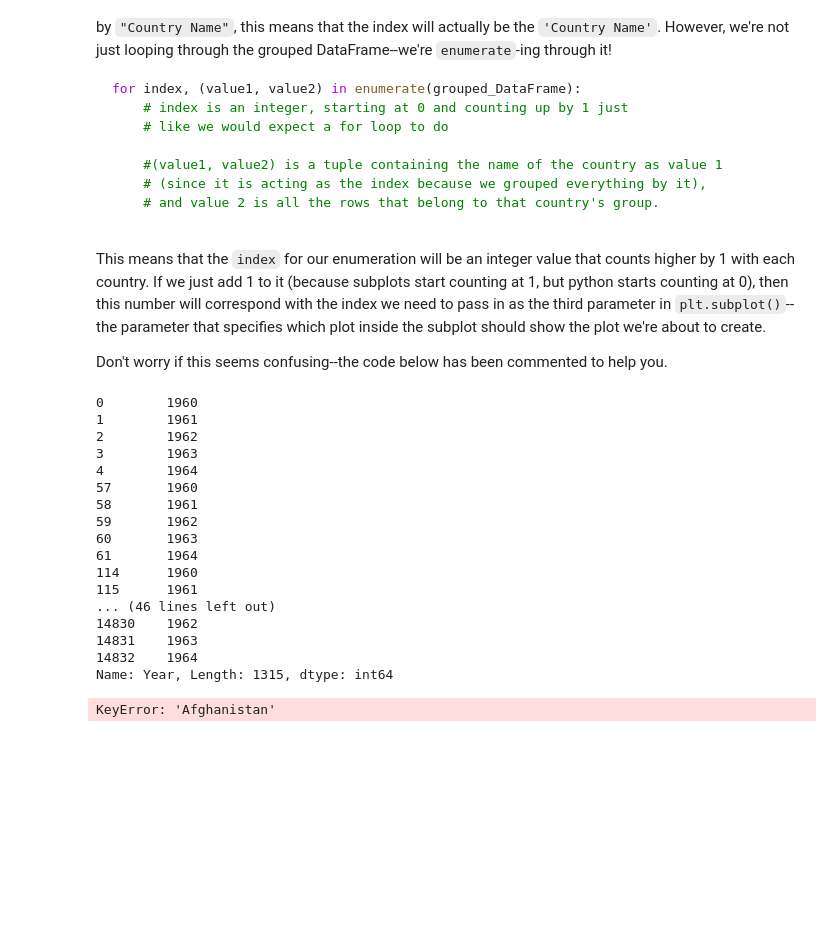
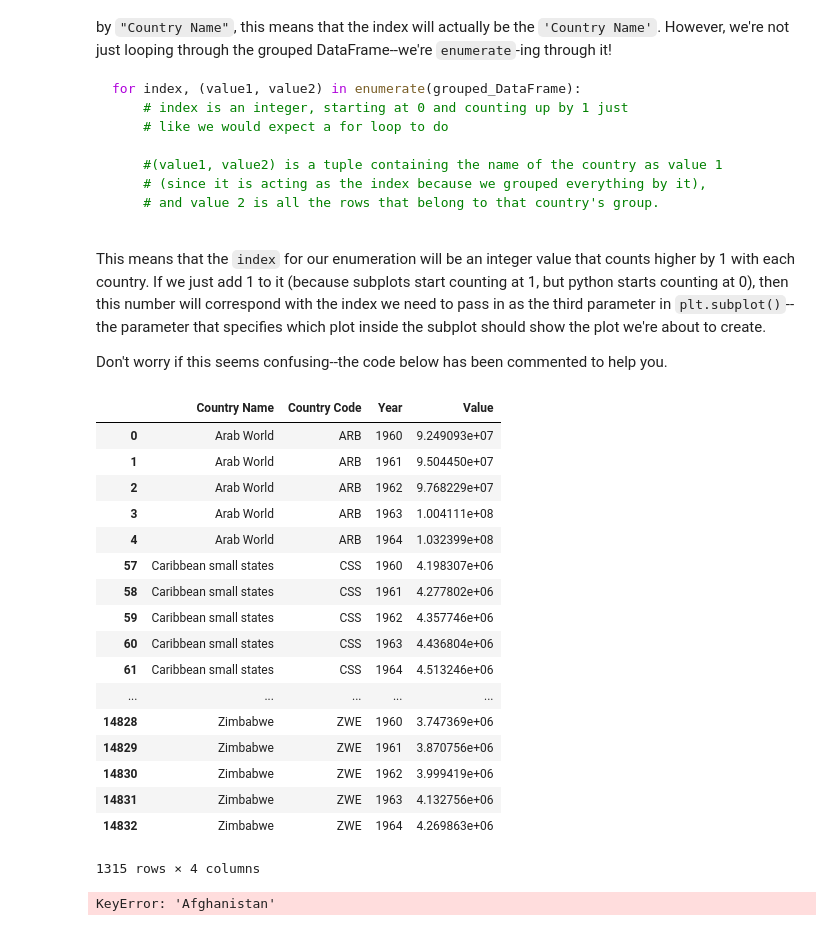
Before and after one commit to bl419cam/604-Subplots-and-Enumeration-Lab, a Jupyter notebook: index.ipynb, the cells around one changed output. Cells and saved outputs as stored; diff of their text form; code cells hidden in the pictures; blank space fills up the shorter version.

```diff
--- a/index.ipynb
+++ b/index.ipynb
@@ -234,25 +234,26 @@ This means that the `index` for our enumeration will be an integer value that co
 
 Don't worry if this seems confusing--the code below has been commented to help you.
 # %%
-grouped_df.Year.head()
+grouped_df.head()
 # %% [output]
+|  | Country Name | Country Code | Year | Value |
+| 0 | Arab World | ARB | 1960 | 9.249093e+07 |
+| 1 | Arab World | ARB | 1961 | 9.504450e+07 |
+| 2 | Arab World | ARB | 1962 | 9.768229e+07 |
+| 3 | Arab World | ARB | 1963 | 1.004111e+08 |
+| 4 | Arab World | ARB | 1964 | 1.032399e+08 |
+| 57 | Caribbean small states | CSS | 1960 | 4.198307e+06 |
+| 58 | Caribbean small states | CSS | 1961 | 4.277802e+06 |
+| 59 | Caribbean small states | CSS | 1962 | 4.357746e+06 |
+| 60 | Caribbean small states | CSS | 1963 | 4.436804e+06 |
+| 61 | Caribbean small states | CSS | 1964 | 4.513246e+06 |
+| ... | ... | ... | ... | ... |
+| 14828 | Zimbabwe | ZWE | 1960 | 3.747369e+06 |
+| 14829 | Zimbabwe | ZWE | 1961 | 3.870756e+06 |
+| 14830 | Zimbabwe | ZWE | 1962 | 3.999419e+06 |
+| 14831 | Zimbabwe | ZWE | 1963 | 4.132756e+06 |
+| 14832 | Zimbabwe | ZWE | 1964 | 4.269863e+06 |
-0        1960
-1        1961
-2        1962
-3        1963
-4        1964
-57       1960
-58       1961
-59       1962
-60       1963
-61       1964
-114      1960
-115      1961
-... (46 lines left out)
-14830    1962
-14831    1963
-14832    1964
-Name: Year, Length: 1315, dtype: int64
+1315 rows × 4 columns
 # %%
 # Group the DataFrame by Country Name--this line has been provided for you
 grouped_df = df.groupby('Country Name')
```
